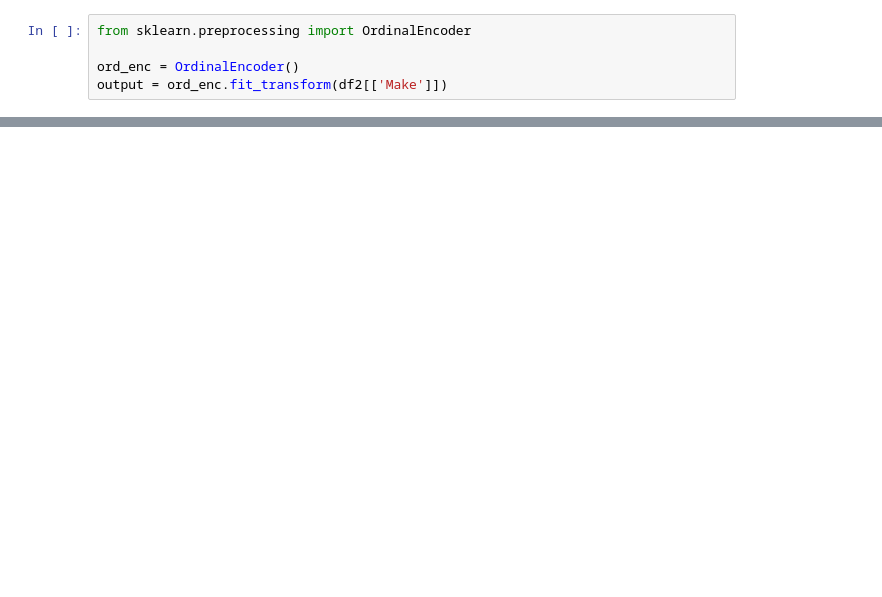
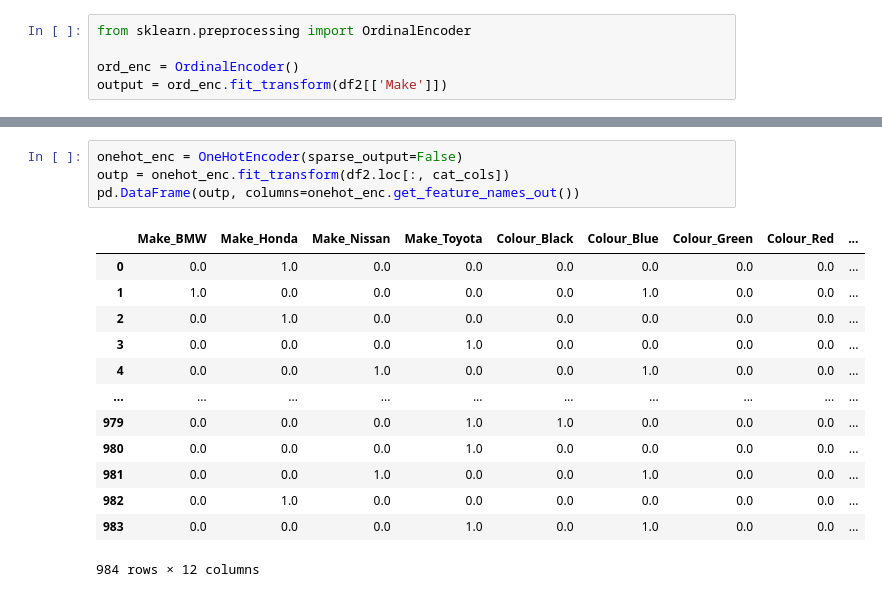
Before and after one commit to AliyarBhos/Works-done-in-Div-Academy, a Jupyter notebook: Module3(From_28_jan)/End_To_End_Machine_Learning_Day4.ipynb, the cells around one changed output, grey strips where cells are left out. Drawn from its saved outputs; the diff is of its cells as text; blank space fills up the shorter version.

```diff
--- a/Module3(From_28_jan)/End_To_End_Machine_Learning_Day4.ipynb
+++ b/Module3(From_28_jan)/End_To_End_Machine_Learning_Day4.ipynb
@@ -137,0 +163,18 @@ pd.DataFrame(output_onehot, columns=onehot_enc.get_feature_names_out())
+# %%
+onehot_enc = OneHotEncoder(sparse_output=False)
+outp = onehot_enc.fit_transform(df2.loc[:, cat_cols])
+pd.DataFrame(outp, columns=onehot_enc.get_feature_names_out())
+# %% [output]
+|  | Make_BMW | Make_Honda | Make_Nissan | Make_Toyota | Colour_Black | Colour_Blue | Colour_Green | Colour_Red | ... |
+| 0 | 0.0 | 1.0 | 0.0 | 0.0 | 0.0 | 0.0 | 0.0 | 0.0 | ... |
+| 1 | 1.0 | 0.0 | 0.0 | 0.0 | 0.0 | 1.0 | 0.0 | 0.0 | ... |
+| 2 | 0.0 | 1.0 | 0.0 | 0.0 | 0.0 | 0.0 | 0.0 | 0.0 | ... |
+| 3 | 0.0 | 0.0 | 0.0 | 1.0 | 0.0 | 0.0 | 0.0 | 0.0 | ... |
+| 4 | 0.0 | 0.0 | 1.0 | 0.0 | 0.0 | 1.0 | 0.0 | 0.0 | ... |
+| ... | ... | ... | ... | ... | ... | ... | ... | ... | ... |
+| 979 | 0.0 | 0.0 | 0.0 | 1.0 | 1.0 | 0.0 | 0.0 | 0.0 | ... |
+| 980 | 0.0 | 0.0 | 0.0 | 1.0 | 0.0 | 0.0 | 0.0 | 0.0 | ... |
+| 981 | 0.0 | 0.0 | 1.0 | 0.0 | 0.0 | 1.0 | 0.0 | 0.0 | ... |
+| 982 | 0.0 | 1.0 | 0.0 | 0.0 | 0.0 | 0.0 | 0.0 | 0.0 | ... |
+| 983 | 0.0 | 0.0 | 0.0 | 1.0 | 0.0 | 1.0 | 0.0 | 0.0 | ... |
+984 rows × 12 columns
```
Also changed, not shown: parts of 9 cells of this notebook.
